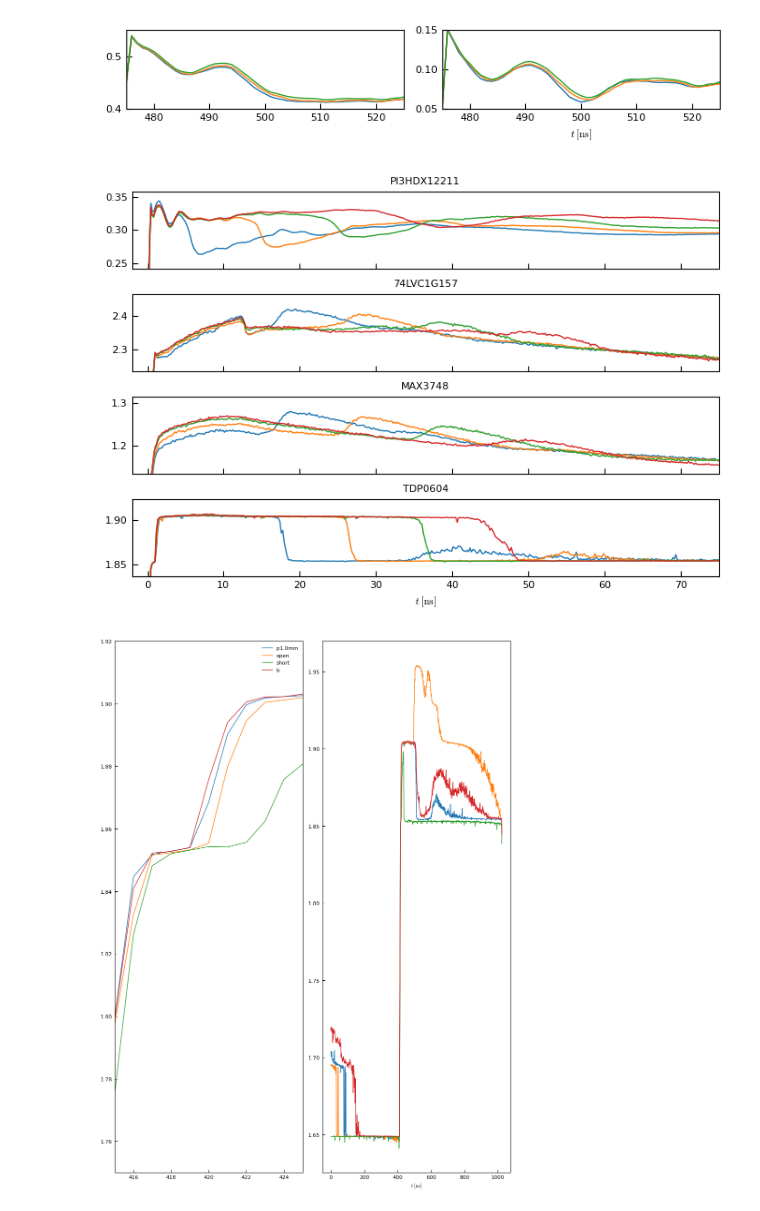
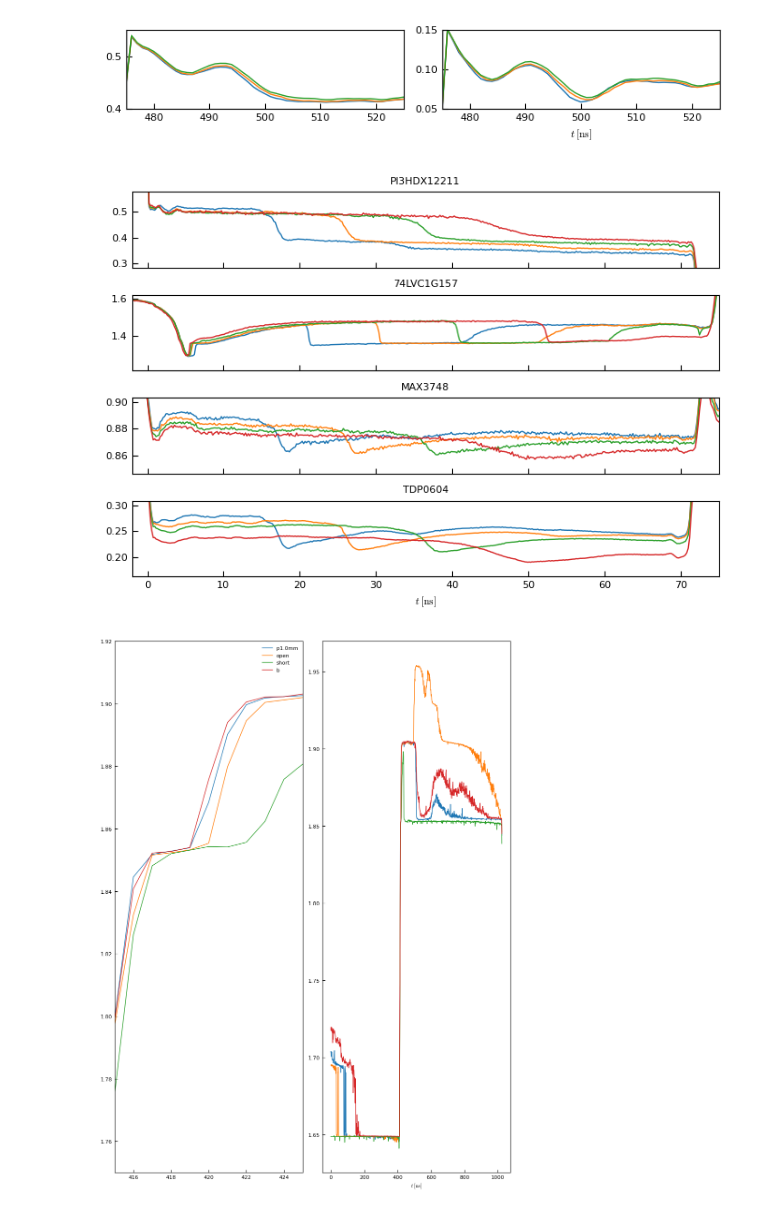
Before and after one commit to jaseg/sampling-mesh-monitor, a Jupyter notebook: risetime_measurements/Traces.ipynb, the cells around one changed output. Drawn from its saved outputs; the diff is of its cells as text; code cells hidden in the pictures.

Commit message:
Re-do length measurements with cliplines

```diff
--- a/risetime_measurements/Traces.ipynb
+++ b/risetime_measurements/Traces.ipynb
@@ -293,45 +304,45 @@ with plt.rc_context({
 
     d = meas['74lvc_new2_mesh_p1.0mm']
     sampling_period_ns = 1000 / 168 / 32
     t = np.linspace(0, len(d['adc1'])*sampling_period_ns, len(d['adc1']))
 
-    for ax, (chip, chip_label) in zip(axs, {
-                             'pi3hdx_clipline_offset_b': 'PI3HDX12211',
-                             '74lvc_new2': '74LVC1G157',
-                             'max3748': 'MAX3748',
-                             'tdp0604_new_avg_term_flip': 'TDP0604'}.items()):
+    for ax, (chip, (chip_label, adc)) in zip(axs, {
+                             'pi3hdx': ('PI3HDX12211', 'adc2'),
+                             '74lvc': ('74LVC1G157', 'adc1'),
+                             'max3748': ('MAX3748', 'adc2'),
+                             'tdp0604': ('TDP0604', 'adc2')}.items()):
         low, high = 1000, -1000
         for name in [
-                '{chip}_mesh_p1.0mm',
-                '{chip}_mesh_p0.6mm',
-                '{chip}_mesh_p0.4mm',
-                '{chip}_mesh_p0.3mm',
+                'run3_{chip}_mesh_p1.0mm',
+                'run3_{chip}_mesh_p0.6mm',
+                'run3_{chip}_mesh_p0.4mm',
+                'run3_{chip}_mesh_p0.3mm',
             ]:
             d = meas[name.format(chip=chip)]
-            v = d['adc1']
+            v = d[adc]
             th = (v.min() + v.max()) / 2
-            idx = np.argmax((v[:-1] <= th) & (v[1:] > th))
+            idx = np.argmax((v[:-1] >= th) & (v[1:] < th))
             t_off = idx*sampling_period_ns
             ax.plot(t - t_off, v)
 
             v_slice = v[idx+10:idx+350]
             low = min(low, v_slice.min())
             high = max(high, v_slice.max())
 
         amp = high - low
         low -= 0.3*amp
         high += 0.3*amp
         ax.set_ylim([low, high])
 
         ax.set_title(chip_label)
         ax.grid()
     axs[-1].set_xlabel(r'$t\;[\mathrm{ns}]$')
     axs[-1].set_xlim([-2, 75])
     fig.tight_layout()
 
 fig.savefig('../paper/fig_mesh_length.pdf')
 # %% [output]
-[figure, old version]
+[figure, new version]
 # %%
 with plt.rc_context({
     'legend.fontsize': 8,
```
Also changed, not shown: parts of 2 cells of this notebook, 30 other files.
